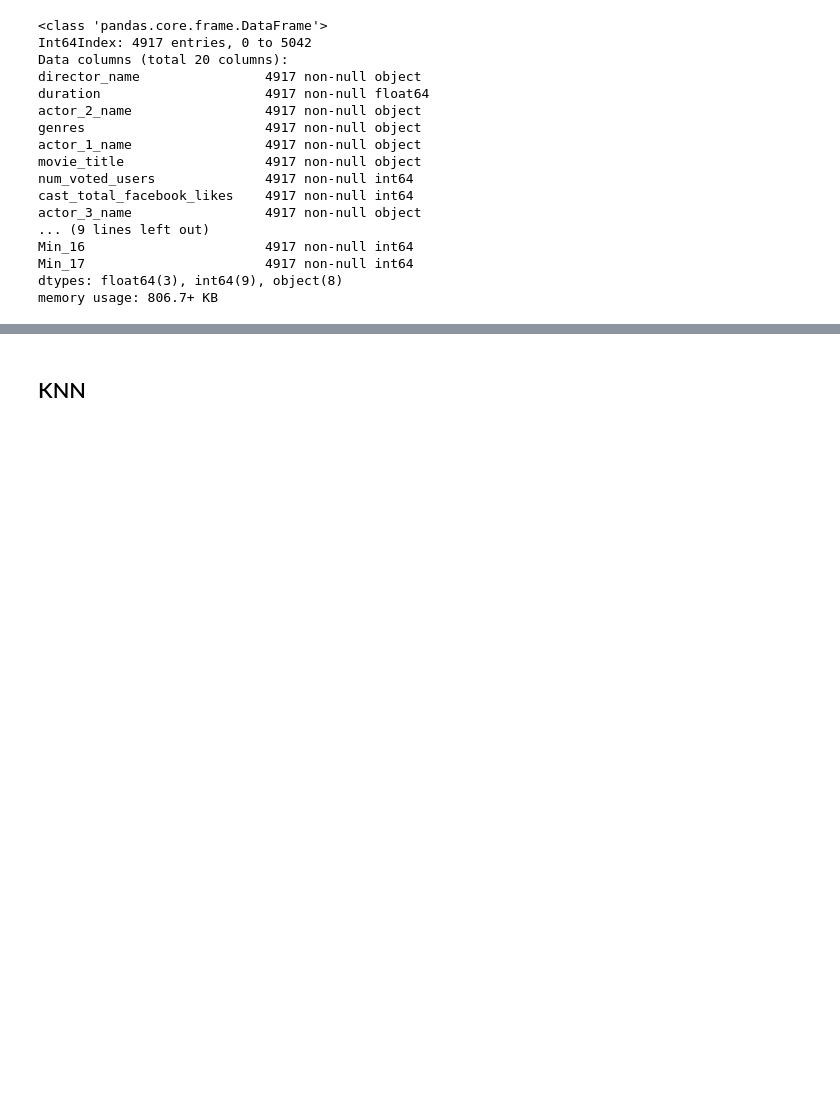
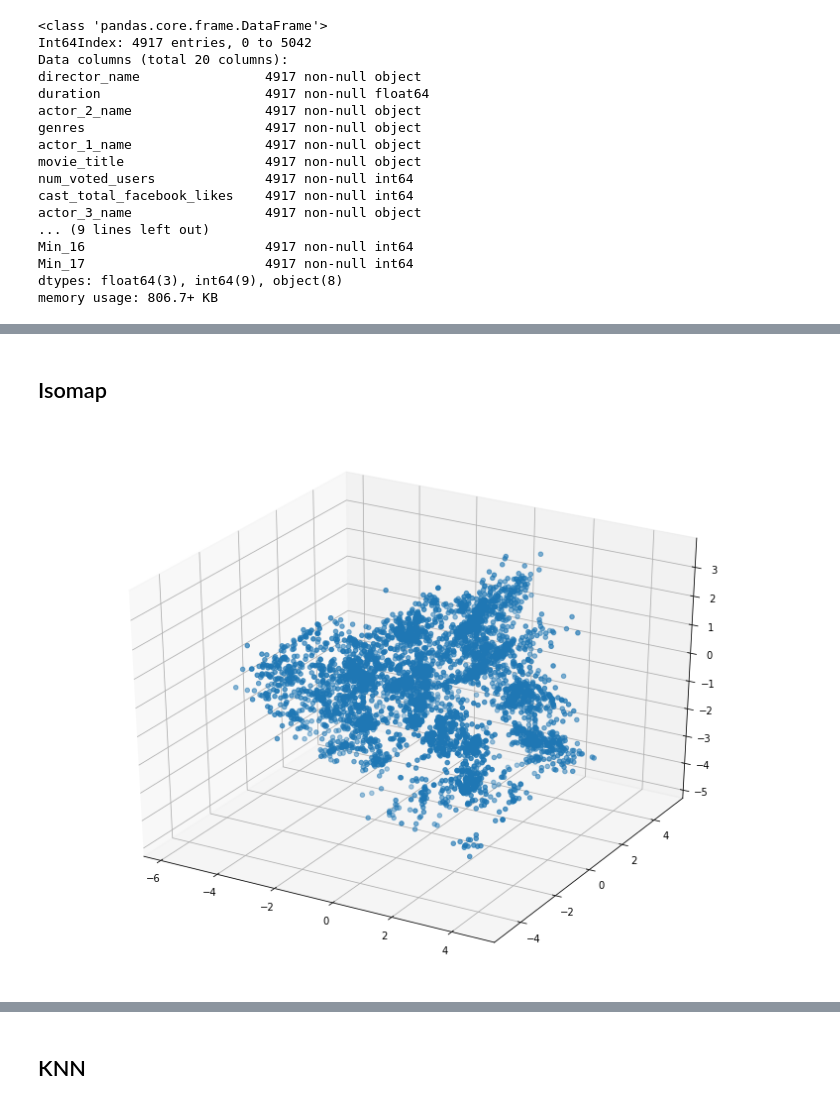
Before and after one commit to Coni63/OC_DS, a Jupyter notebook: Projet 3 - recomm. de films/Film Recommander.ipynb, the cells around one changed output, grey strips where cells are left out. Drawn from its saved outputs; the diff is of its cells as text; code cells hidden in the pictures; blank space fills up the shorter version.

```diff
--- a/Projet 3 - recomm. de films/Film Recommander.ipynb
+++ b/Projet 3 - recomm. de films/Film Recommander.ipynb
@@ -964,0 +1029,5 @@ df_encoded[all_col] = scaler.fit_transform(df_encoded[all_col])
+# %% [markdown]
+## Isomap
+# %%
+df = df_clear.copy()
+dfe = df_encoded.copy()
@@ -964,0 +1036,11 @@ df_encoded[all_col] = scaler.fit_transform(df_encoded[all_col])
+# %%
+iso = Isomap(n_neighbors=10, n_components=3)
+pos = iso.fit_transform(dfe)
+# %%
+fig = plt.figure(figsize=(13,10))
+ax = fig.add_subplot(111, projection='3d')
+ax.scatter(pos[:, 0], pos[:, 1], pos[:, 2])
+plt.savefig("isomap3d.png")
+plt.show()
+# %% [output]
+[figure, added]
```
Also changed, not shown: parts of 43 cells of this notebook, 13 other files.
